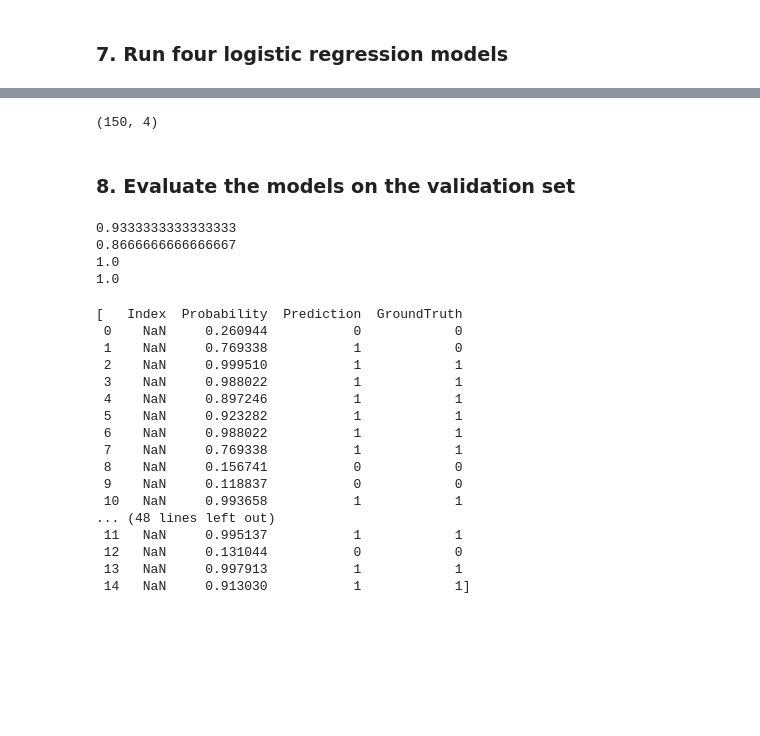
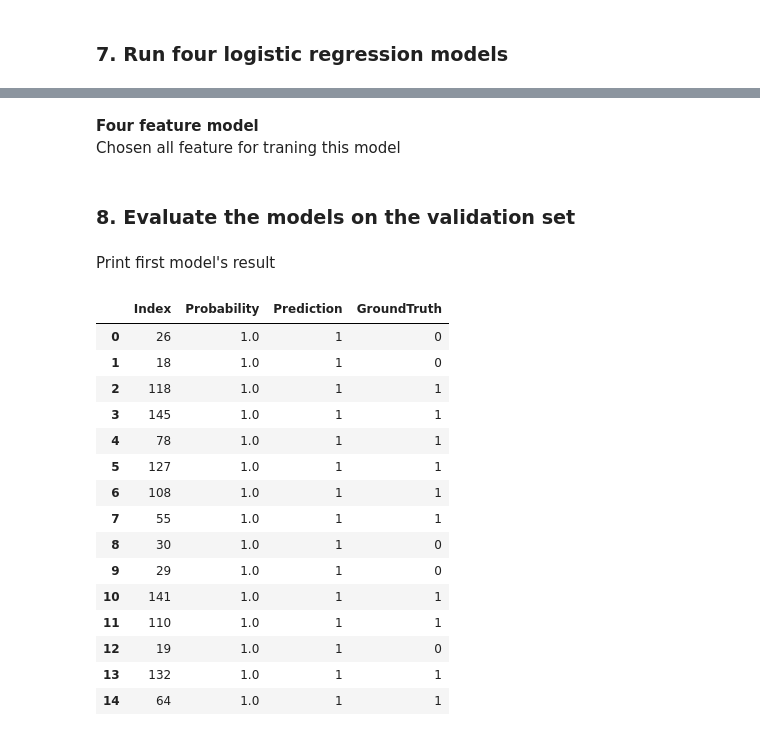
Before and after one commit to onlyxool/CSCN8010-labs, a Jupyter notebook: PracticalLab6.ipynb, the cells around one changed output, grey strips where cells are left out. Saved outputs shown, nothing was run; the diff lists cells and outputs as text; code cells hidden in the pictures; blank space fills up the shorter version.

```diff
--- a/PracticalLab6.ipynb
+++ b/PracticalLab6.ipynb
@@ -179,7 +205,7 @@ x_val, x_test, y_val, y_test = train_test_split(x_test, y_test, test_size=test_r
 # %%
-log_reg = list()
-for i in range(x.shape[1]):
-    log_reg.append(LogisticRegression(max_iter = 1000, random_state=42))
-    log_reg[i].fit(x_train[:,i].reshape(-1, 1), y_train)
+model3feature = LogisticRegression(max_iter = 1000, random_state=42)
+model3feature.fit(np.delete(x_train, [1], axis=1), y_train[:, 0])
+models.append(model3feature)
-# %% [output]
-(150, 4)
+# %% [markdown]
+**Four feature model** <br/>
+Chosen all feature for traning this model
@@ -189,30 +219,28 @@ for i in range(x.shape[1]):
 result_pds = list()
 for i in range(x.shape[1]):
     result_pds.append(pd.DataFrame(columns=['Index', 'Probability', 'Prediction', 'GroundTruth'], index=range(15)))
-    result_pds[i]['Prediction'] = log_reg[i].predict(x_val[:, i].reshape(-1, 1))
-    result_pds[i]['Probability'] = log_reg[i].predict_proba(x_val[:, i].reshape(-1, 1))[:, 1]
-    result_pds[i]['GroundTruth'] = y_val
-    print((result_pds[i]['Prediction'] == result_pds[i]['GroundTruth']).sum()/15)
-result_pds
+    result_pds[i]['Prediction'] = models[i].predict(x_val[:, :i+1])
+    result_pds[i]['Probability'] = models[i].predict_proba(x_val[:, :i+1])[:, 1]
+    result_pds[i]['GroundTruth'] = y_val[:, 0]
+    result_pds[i]['Index'] = y_val[:, 1]
-# %% [output]
-0.9333333333333333
-0.8666666666666667
-1.0
-1.0
-[   Index  Probability  Prediction  GroundTruth
- 0    NaN     0.260944           0            0
- 1    NaN     0.769338           1            0
- 2    NaN     0.999510           1            1
- 3    NaN     0.988022           1            1
- 4    NaN     0.897246           1            1
- 5    NaN     0.923282           1            1
- 6    NaN     0.988022           1            1
- 7    NaN     0.769338           1            1
- 8    NaN     0.156741           0            0
- 9    NaN     0.118837           0            0
- 10   NaN     0.993658           1            1
-... (48 lines left out)
- 11   NaN     0.995137           1            1
- 12   NaN     0.131044           0            0
- 13   NaN     0.997913           1            1
- 14   NaN     0.913030           1            1]
+# %% [markdown]
+Print first model's result
+# %%
+result_pds[0]
+# %% [output]
+|  | Index | Probability | Prediction | GroundTruth |
+| 0 | 26 | 1.0 | 1 | 0 |
+| 1 | 18 | 1.0 | 1 | 0 |
+| 2 | 118 | 1.0 | 1 | 1 |
+| 3 | 145 | 1.0 | 1 | 1 |
+| 4 | 78 | 1.0 | 1 | 1 |
+| 5 | 127 | 1.0 | 1 | 1 |
+| 6 | 108 | 1.0 | 1 | 1 |
+| 7 | 55 | 1.0 | 1 | 1 |
+| 8 | 30 | 1.0 | 1 | 0 |
+| 9 | 29 | 1.0 | 1 | 0 |
+| 10 | 141 | 1.0 | 1 | 1 |
+| 11 | 110 | 1.0 | 1 | 1 |
+| 12 | 19 | 1.0 | 1 | 0 |
+| 13 | 132 | 1.0 | 1 | 1 |
+| 14 | 64 | 1.0 | 1 | 1 |
```
Also changed, not shown: parts of 25 cells of this notebook, 1 other file.
